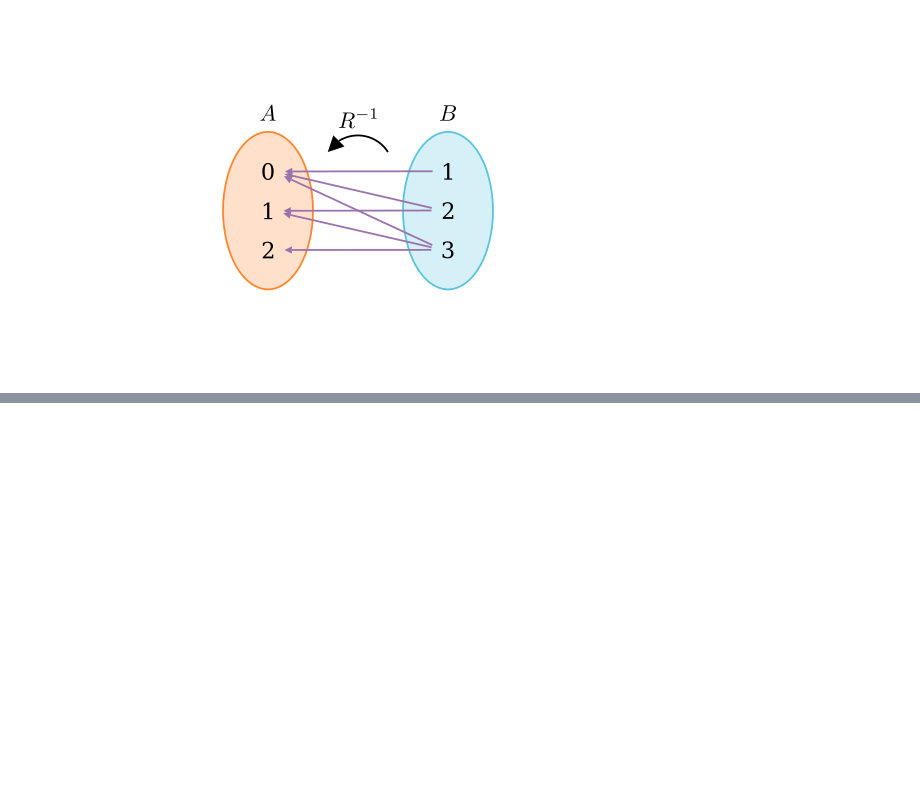
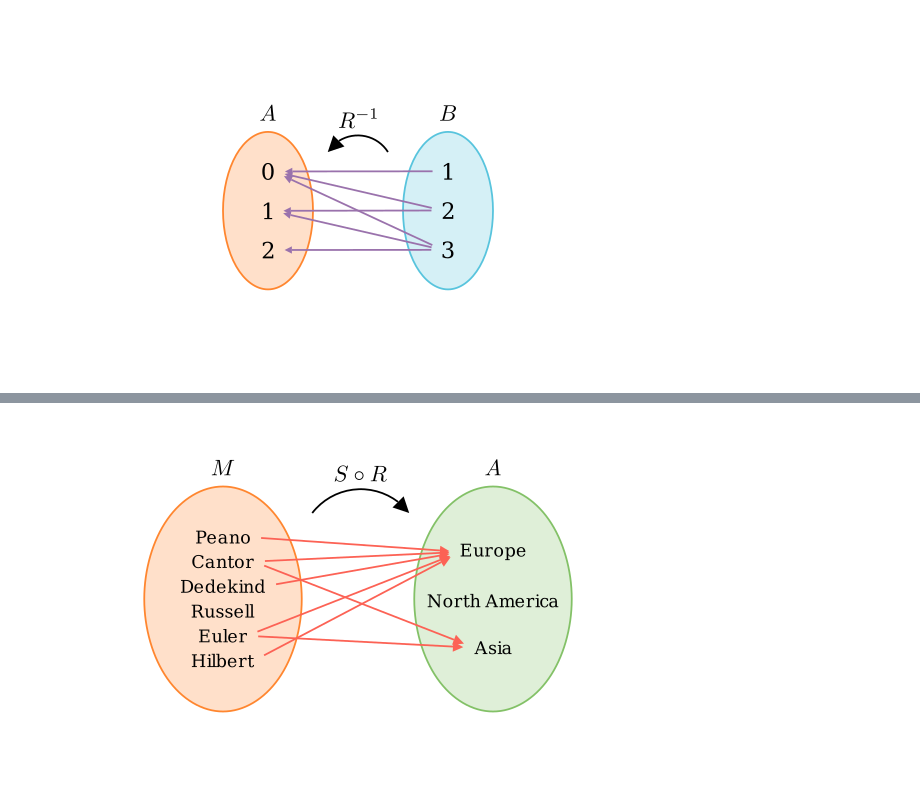
Before and after one commit to PhotonicGluon/NZQRC-Book, a Jupyter notebook: code/image_generation/part-1.ipynb, the cells around one changed output, grey strips where cells are left out. Cells and saved outputs as stored; diff of their text form; code cells hidden in the pictures; blank space fills up the shorter version.

Commit message:
Add beginning of section 6.3 (Composition of Relations)

```diff
--- a/code/image_generation/part-1.ipynb
+++ b/code/image_generation/part-1.ipynb
@@ -583,0 +732,80 @@ Manim Community v0.18.1
+# %%
+%%manim --output_file 1_relations-1_lived-in-continent_composed.png RelationDiagram
+
+M_FONT_SIZE = 28
+M_COLOUR = ORANGE
+A_FONT_SIZE = 28
+A_COLOUR = GREEN
+
+ARROW_STROKE_WIDTH = 4
+ARROW_TIP_RATIO = 0.05
+ARROW_COLOUR = RED
+
+class RelationDiagram(Scene):
+    def construct(self):
+        # Create the ellipses
+        ellipse_m = Ellipse(width=3.5, height=5, color=M_COLOUR)
+        ellipse_m.set_fill(M_COLOUR, opacity=0.25)
+        ellipse_m.shift(LEFT * 3)
+
+        ellipse_a = Ellipse(width=3.5, height=5, color=A_COLOUR)
+        ellipse_a.set_fill(A_COLOUR, opacity=0.25)
+        ellipse_a.shift(RIGHT * 3)
+
+        self.add(ellipse_m, ellipse_a)
+
+        # Create labels for the ellipses
+        label_m = MathTex("M", color=BLACK).next_to(ellipse_m, UP)
+        label_a = MathTex("A", color=BLACK).next_to(ellipse_a, UP)
+
+        self.add(label_m, label_a)
+
+        # Create elements for sets
+        elements_m = ["Peano", "Cantor", "Dedekind", "Russell", "Euler", "Hilbert"]
+        elements_a = ["Europe", "North America", "Asia"]
+
+        elements_m = [Text(m, font_size=M_FONT_SIZE, color=BLACK) for m in elements_m]
+        elements_a = [Text(a, font_size=A_FONT_SIZE, color=BLACK) for a in elements_a]
+
+        elements_m = VGroup(*elements_m).arrange(DOWN, buff=0.25).move_to(ellipse_m)
+        elements_a = VGroup(*elements_a).arrange(DOWN, buff=0.75).move_to(ellipse_a)
+
+        self.add(elements_m, elements_a)
+
+        # Create arrows
+        arrow_links = [
+            (0, 0),  # Peano-Europe
+            (1, 0),  # Cantor-Europe
+            (1, 2),  # Cantor-Asia
+            (2, 0),  # Dedekind-Europe
+            (4, 0),  # Euler-Europe
+            (4, 2),  # Euler-Asia
+            (5, 0)   # Hilbert-Europe
+        ]
+        arrows = [
+            Arrow(
+                elements_m[i].get_right(),
+                elements_a[j].get_left(),
+                stroke_width=ARROW_STROKE_WIDTH,
+                max_tip_length_to_length_ratio=ARROW_TIP_RATIO,
+                color=ARROW_COLOUR
+            )
+            for i, j in arrow_links
+        ]
+        arrows = VGroup(*arrows)
+
+        self.add(arrows)
+
+        # Add relation label above the arrows for R
+        relation_label = MathTex("S \circ R", color=BLACK).next_to(arrows, 5*UP)
+        relation_label.add(
+            CurvedArrow(
+                relation_label.get_left() + LEFT * 0.5,
+                relation_label.get_right() + RIGHT * 0.5,
+                stroke_width=ARROW_STROKE_WIDTH,
+                color=BLACK
+            ).flip(LEFT).shift(DOWN * 0.35)
+        )
+
+        self.add(relation_label)
+# %% [output]
@@ -583,0 +813 @@ Manim Community v0.18.1
+[figure, added]
```
Also changed, not shown: parts of 15 cells of this notebook, 6 other files.
